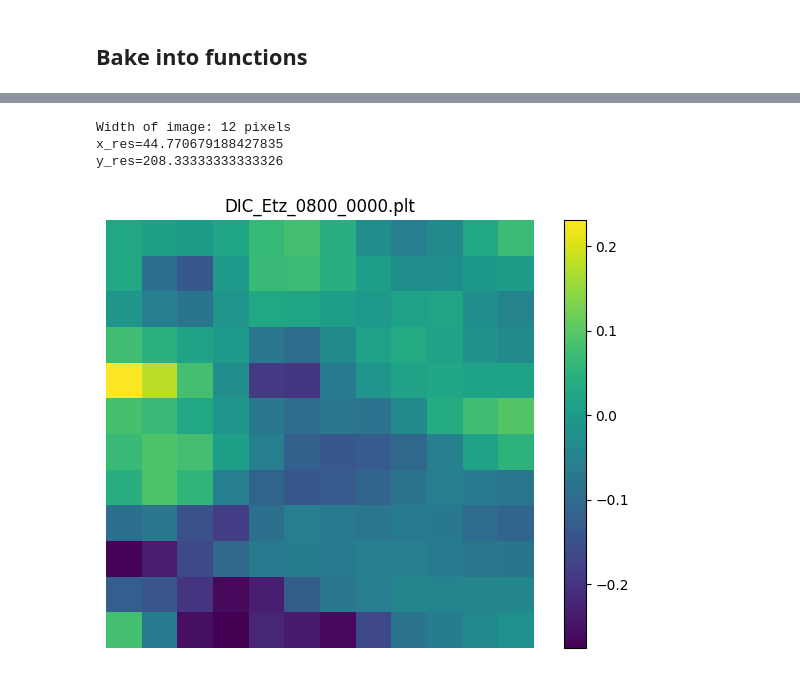
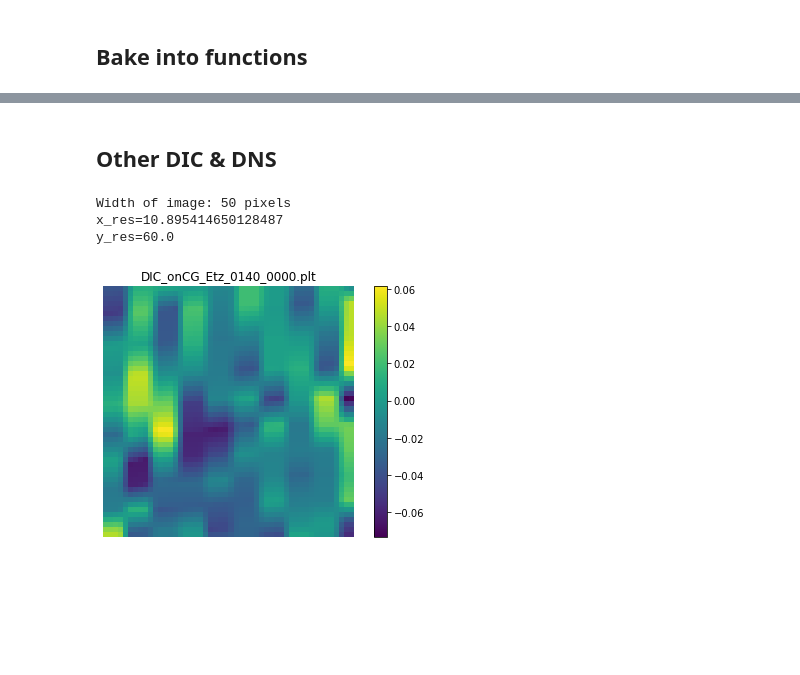
Before and after one commit to GusBusDraws/mhe-analysis, a Jupyter notebook: nbs/47-load-dic.ipynb, the cells around one changed output, grey strips where cells are left out. Saved outputs shown, nothing was run; the diff lists cells and outputs as text; code cells hidden in the pictures; blank space fills up the shorter version.

```diff
--- a/nbs/47-load-dic.ipynb
+++ b/nbs/47-load-dic.ipynb
@@ -13,7 +13,7 @@ from skimage import measure
 ### Load .plt
 # %%
 dic_path = Path(
-    r"C:\Users\cgusb\Research\mhe-analysis\data\DIC_Etz_0800_0000.plt")
+    r"C:\Users\gusb\Research\mhe-analysis\data\I43.09\DIC_Etz_0800_0000.plt")
     # r"C:\Users\cgusb\Research\mhe-analysis\data\DIC_Etz_0800_0000.plt")
 # with open(dic_path, 'r') as f:
 #     dic = f.readlines()
@@ -228,9 +327,13 @@ def plt_as_img(plt_path):
+# %% [markdown]
+## Other DIC & DNS
 # %%
 dic_path = Path(
-    r"C:\Users\cgusb\Research\mhe-analysis\data\DIC_Etz_0800_0000.plt")
-fig, ax = plt_as_img(dic_path)
+    r"C:\Users\gusb\Research\mhe-analysis\data\I43.09"
+    r"\DIC_onCG_Etz_0140_0000.plt"
+)
+fig, ax = viz_plt_img(dic_path)
 # %% [output]
-Width of image: 12 pixels
-x_res=44.770679188427835
-y_res=208.33333333333326
+Width of image: 50 pixels
+x_res=10.895414650128487
+y_res=60.0
-[figure, old version]
+[figure, new version]
```
Also changed, not shown: parts of 15 cells of this notebook, 1 other file.
